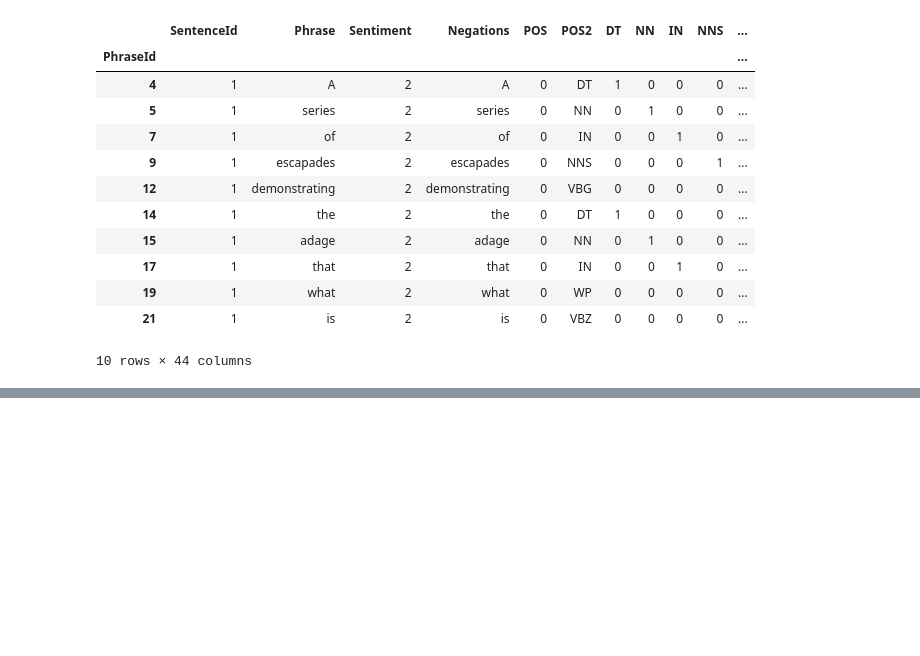
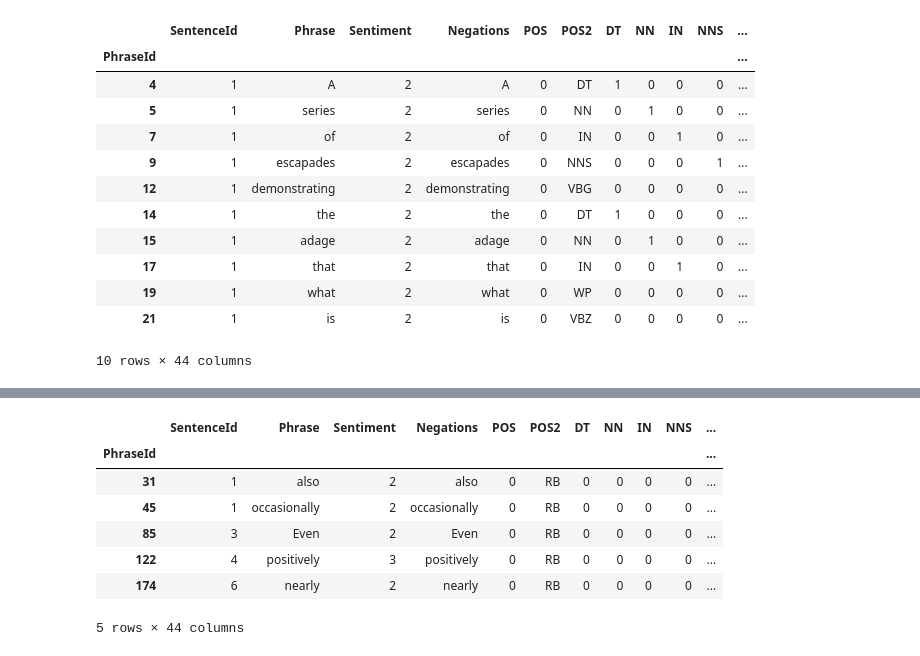
Before and after one commit to paulruvolo/DataScience16CYOA, a Jupyter notebook: Model Iteration 2.ipynb, the cells around one changed output, grey strips where cells are left out. Saved outputs shown, nothing was run; the diff lists cells and outputs as text; code cells hidden in the pictures; blank space fills up the shorter version.

```diff
--- a/Model Iteration 2.ipynb
+++ b/Model Iteration 2.ipynb
@@ -222,0 +258,11 @@ df02_words02.head(10)
+# %%
+adverbs.head()
+# %% [output]
+|  | SentenceId | Phrase | Sentiment | Negations | POS | POS2 | DT | NN | IN | NNS | ... |
+| PhraseId |  |  |  |  |  |  |  |  |  |  | ... |
+| 31 | 1 | also | 2 | also | 0 | RB | 0 | 0 | 0 | 0 | ... |
+| 45 | 1 | occasionally | 2 | occasionally | 0 | RB | 0 | 0 | 0 | 0 | ... |
+| 85 | 3 | Even | 2 | Even | 0 | RB | 0 | 0 | 0 | 0 | ... |
+| 122 | 4 | positively | 3 | positively | 0 | RB | 0 | 0 | 0 | 0 | ... |
+| 174 | 6 | nearly | 2 | nearly | 0 | RB | 0 | 0 | 0 | 0 | ... |
+5 rows × 44 columns
```
Also changed, not shown: parts of 11 cells of this notebook.
